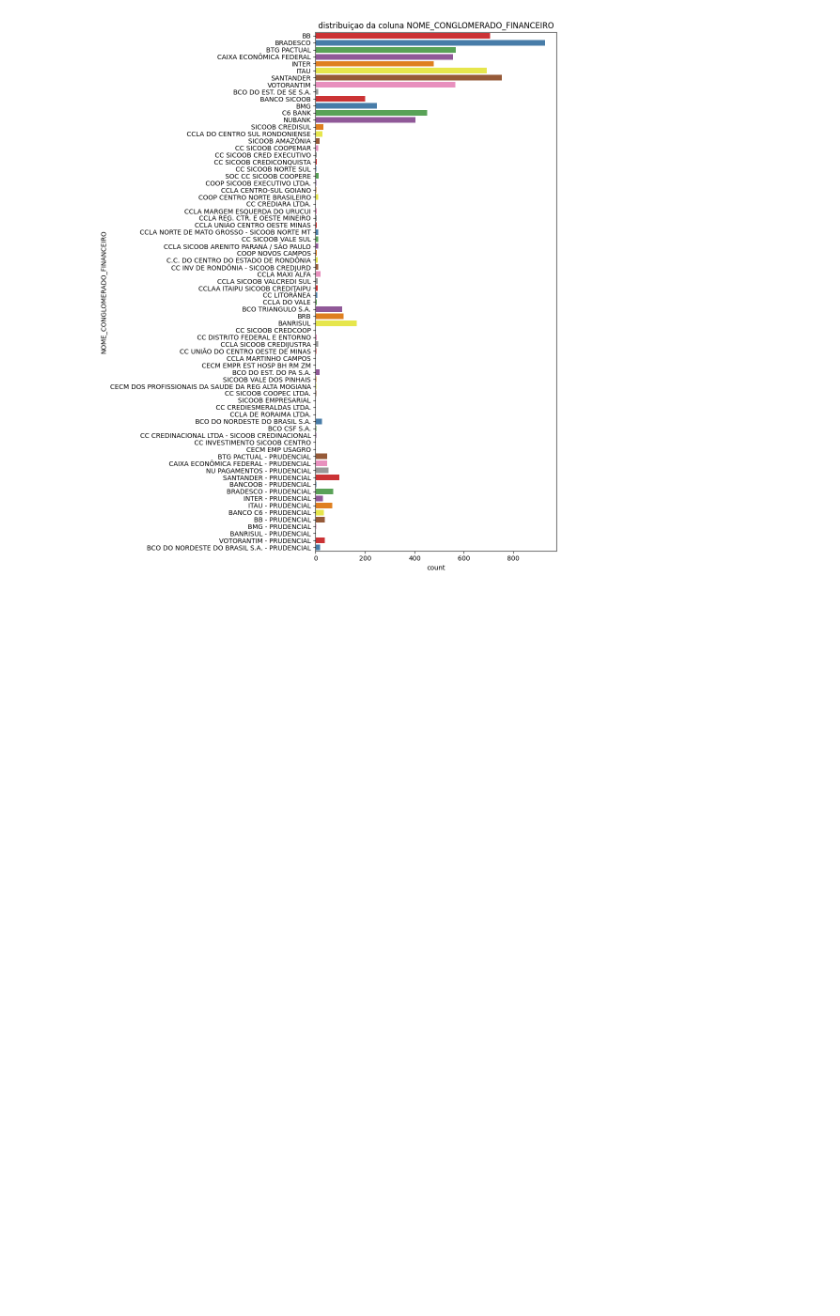
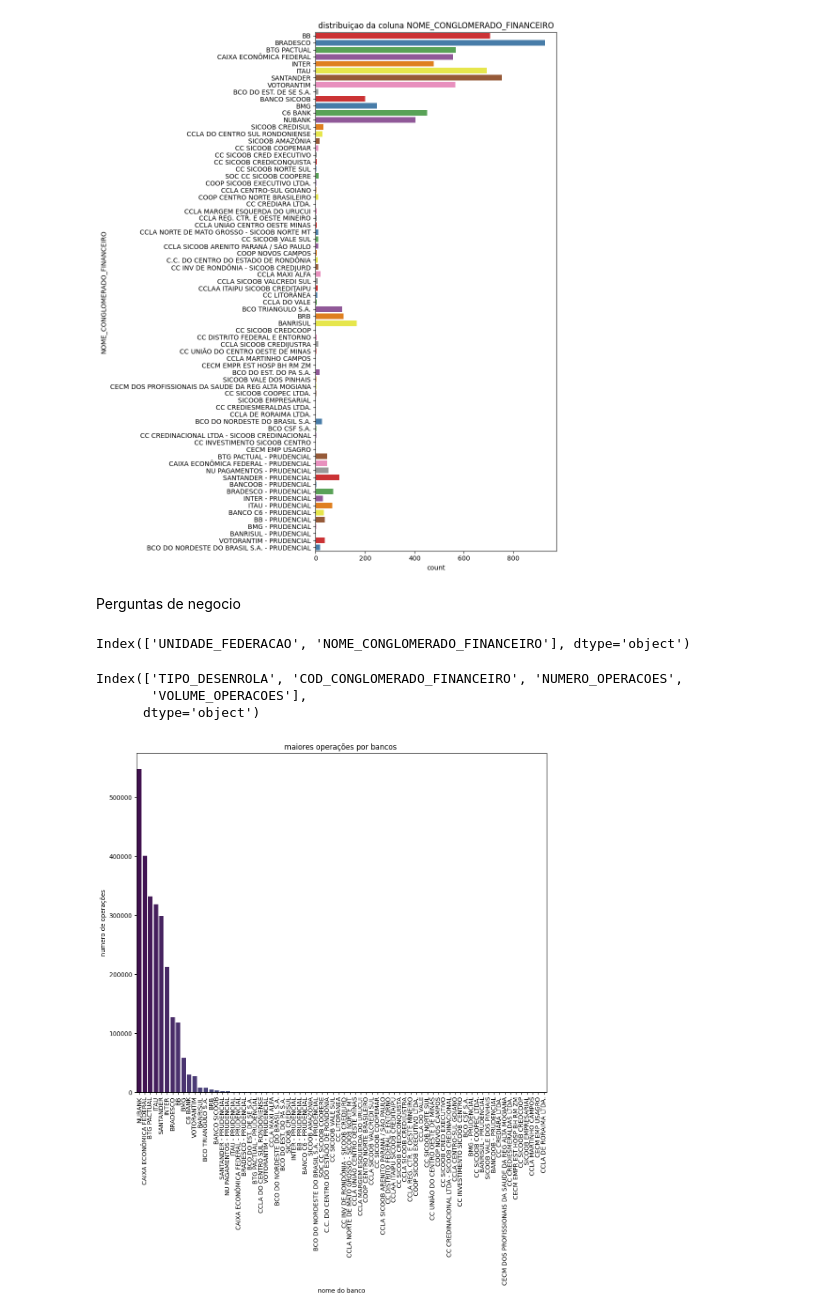
Before and after one commit to WesleySouza13/Projeto-Risco-de-Credito---Desenrola-Brasil, a Jupyter notebook: notebooks/notebook.ipynb, the cells around one changed output. Cells and saved outputs as stored; diff of their text form; code cells hidden in the pictures; blank space fills up the shorter version.

Commit message:
groupby entre as categorias

```diff
--- a/notebooks/notebook.ipynb
+++ b/notebooks/notebook.ipynb
@@ -197,3 +198,27 @@ for i, cat in enumerate(cat_col):
 # %% [output]
 [figure]
 [figure]
+# %% [markdown]
+Perguntas de negocio
+# %%
+cat_col
+# %% [output]
+Index(['UNIDADE_FEDERACAO', 'NOME_CONGLOMERADO_FINANCEIRO'], dtype='object')
+# %%
+num_col.columns
+# %% [output]
+Index(['TIPO_DESENROLA', 'COD_CONGLOMERADO_FINANCEIRO', 'NUMERO_OPERACOES',
+       'VOLUME_OPERACOES'],
+      dtype='object')
+# %%
+#bancos que mais realizaram operações
+group_bank = df2.groupby('NOME_CONGLOMERADO_FINANCEIRO')['NUMERO_OPERACOES'].sum().sort_values(ascending=False)
+plt.figure(figsize=(12,10))
+plt.title('maiores operações por bancos ')
+sns.barplot(group_bank, palette='viridis')
+plt.xlabel('nome do banco')
+plt.ylabel('numero de operações')
+plt.xticks(rotation=(90))
+plt.show()
+# %% [output]
+[figure, added]
```
Also changed, not shown: parts of 5 cells of this notebook.
